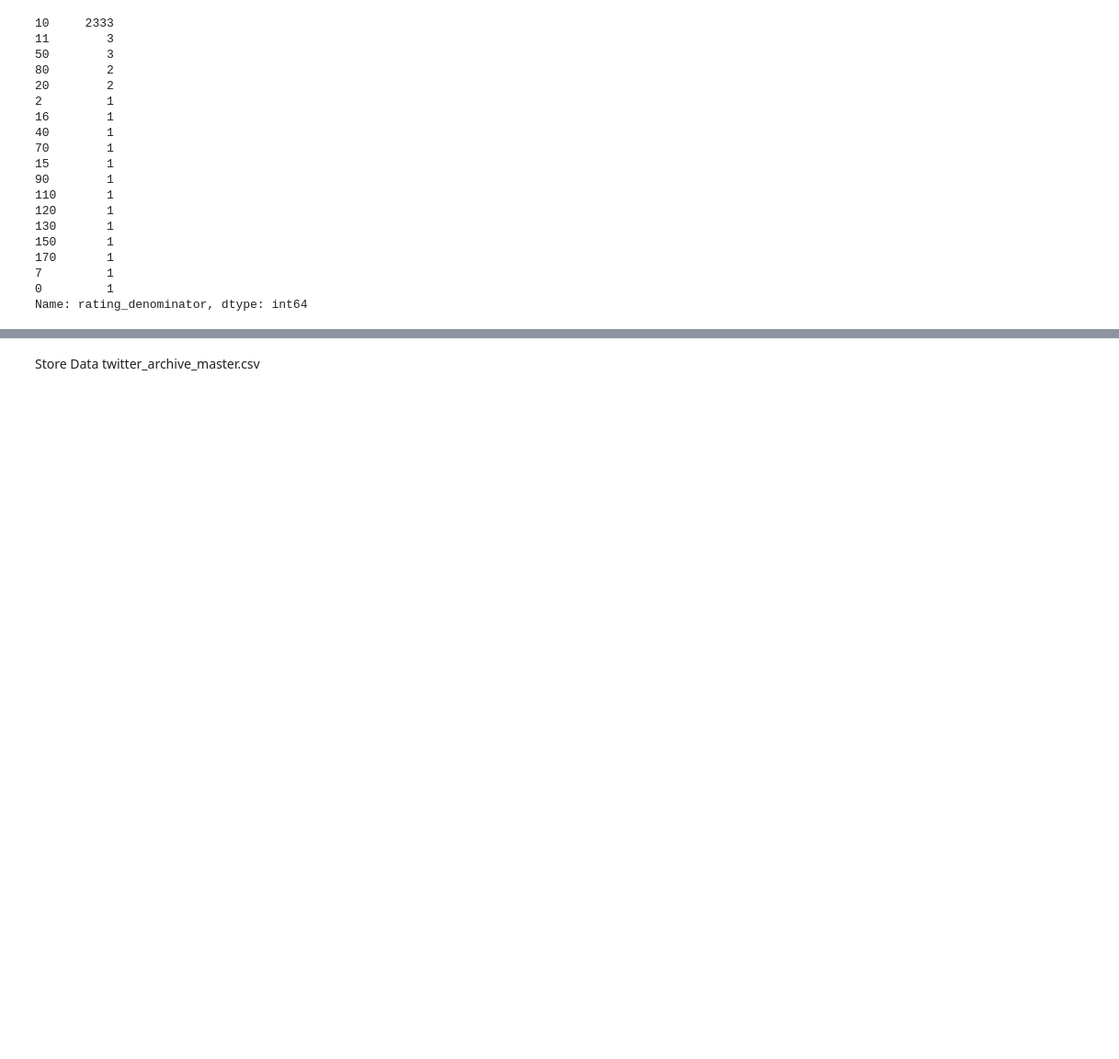
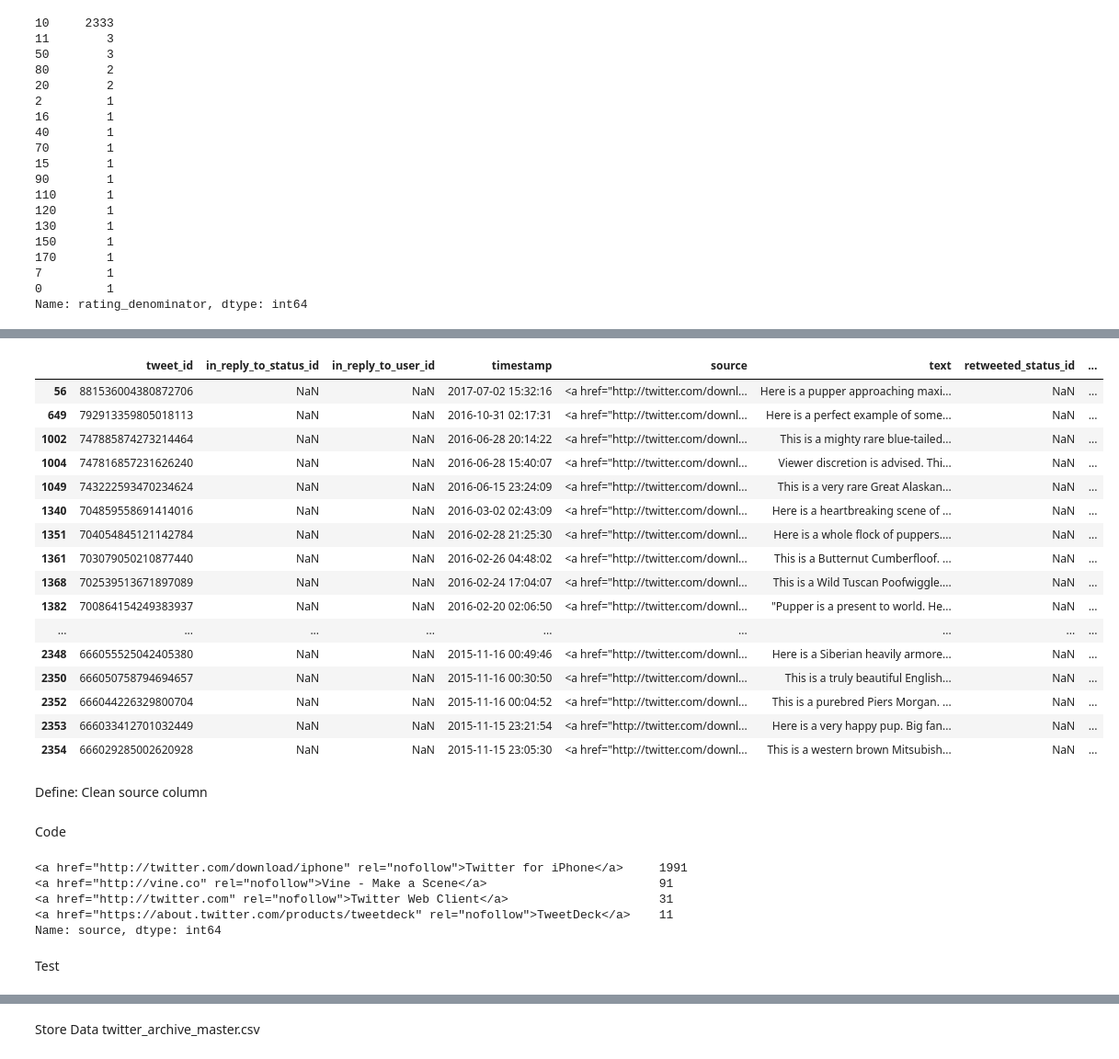
Before and after one commit to hdbedwell/data_wrangling_twitter_we_rate_dogs, a Jupyter notebook: wrangle_act.ipynb, the cells around one changed output, grey strips where cells are left out. Shown at 92% size. Saved outputs shown, nothing was run; the diff lists cells and outputs as text; code cells hidden in the pictures; blank space fills up the shorter version.

```diff
--- a/wrangle_act.ipynb
+++ b/wrangle_act.ipynb
@@ -293,0 +609,38 @@ Clean Data
+# %%
+#Source: https://www.xspdf.com/help/50818407.html
+#df[~df.C.str.contains("XYZ")]
+##df = df[~df['your column'].isin(['list of strings'])]
+searchfor = ['We only rate dogs.', 'I only rate dogs.']
+twitter_archive = twitter_archive[~twitter_archive.text.str.contains('|'.join(searchfor))]
+# %%
+twitter_archive[twitter_archive['name'] == "a"]
+# %% [output]
+|  | tweet_id | in_reply_to_status_id | in_reply_to_user_id | timestamp | source | text | retweeted_status_id | ... |
+| 56 | 881536004380872706 | NaN | NaN | 2017-07-02 15:32:16 | <a href="http://twitter.com/downl... | Here is a pupper approaching maxi... | NaN | ... |
+| 649 | 792913359805018113 | NaN | NaN | 2016-10-31 02:17:31 | <a href="http://twitter.com/downl... | Here is a perfect example of some... | NaN | ... |
+| 1002 | 747885874273214464 | NaN | NaN | 2016-06-28 20:14:22 | <a href="http://twitter.com/downl... | This is a mighty rare blue-tailed... | NaN | ... |
+| 1004 | 747816857231626240 | NaN | NaN | 2016-06-28 15:40:07 | <a href="http://twitter.com/downl... | Viewer discretion is advised. Thi... | NaN | ... |
+| 1049 | 743222593470234624 | NaN | NaN | 2016-06-15 23:24:09 | <a href="http://twitter.com/downl... | This is a very rare Great Alaskan... | NaN | ... |
+| 1340 | 704859558691414016 | NaN | NaN | 2016-03-02 02:43:09 | <a href="http://twitter.com/downl... | Here is a heartbreaking scene of ... | NaN | ... |
+| 1351 | 704054845121142784 | NaN | NaN | 2016-02-28 21:25:30 | <a href="http://twitter.com/downl... | Here is a whole flock of puppers.... | NaN | ... |
+| 1361 | 703079050210877440 | NaN | NaN | 2016-02-26 04:48:02 | <a href="http://twitter.com/downl... | This is a Butternut Cumberfloof. ... | NaN | ... |
+| 1368 | 702539513671897089 | NaN | NaN | 2016-02-24 17:04:07 | <a href="http://twitter.com/downl... | This is a Wild Tuscan Poofwiggle.... | NaN | ... |
+| 1382 | 700864154249383937 | NaN | NaN | 2016-02-20 02:06:50 | <a href="http://twitter.com/downl... | "Pupper is a present to world. He... | NaN | ... |
+| ... | ... | ... | ... | ... | ... | ... | ... | ... |
+| 2348 | 666055525042405380 | NaN | NaN | 2015-11-16 00:49:46 | <a href="http://twitter.com/downl... | Here is a Siberian heavily armore... | NaN | ... |
+| 2350 | 666050758794694657 | NaN | NaN | 2015-11-16 00:30:50 | <a href="http://twitter.com/downl... | This is a truly beautiful English... | NaN | ... |
+| 2352 | 666044226329800704 | NaN | NaN | 2015-11-16 00:04:52 | <a href="http://twitter.com/downl... | This is a purebred Piers Morgan. ... | NaN | ... |
+| 2353 | 666033412701032449 | NaN | NaN | 2015-11-15 23:21:54 | <a href="http://twitter.com/downl... | Here is a very happy pup. Big fan... | NaN | ... |
+| 2354 | 666029285002620928 | NaN | NaN | 2015-11-15 23:05:30 | <a href="http://twitter.com/downl... | This is a western brown Mitsubish... | NaN | ... |
+# %% [markdown]
+Define: Clean source column
+# %% [markdown]
+Code
+# %%
+twitter_archive.source.value_counts()
+# %% [output]
+<a href="http://twitter.com/download/iphone" rel="nofollow">Twitter for iPhone</a>     1991
+<a href="http://vine.co" rel="nofollow">Vine - Make a Scene</a>                        91
+<a href="http://twitter.com" rel="nofollow">Twitter Web Client</a>                     31
+<a href="https://about.twitter.com/products/tweetdeck" rel="nofollow">TweetDeck</a>    11
+Name: source, dtype: int64
@@ -293,0 +661,2 @@ Clean Data
+# %% [markdown]
+Test
```
Also changed, not shown: parts of 65 cells of this notebook.
